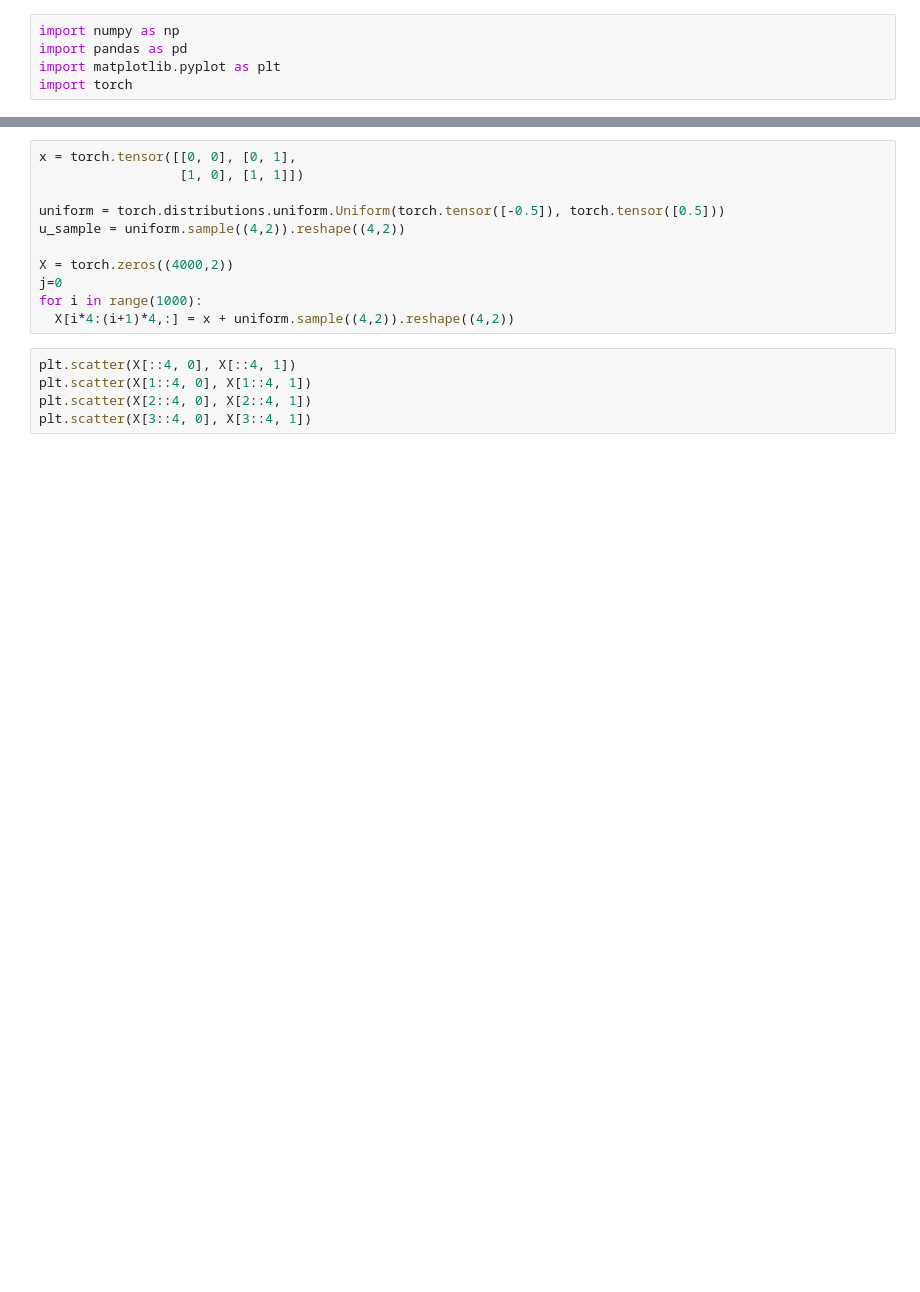
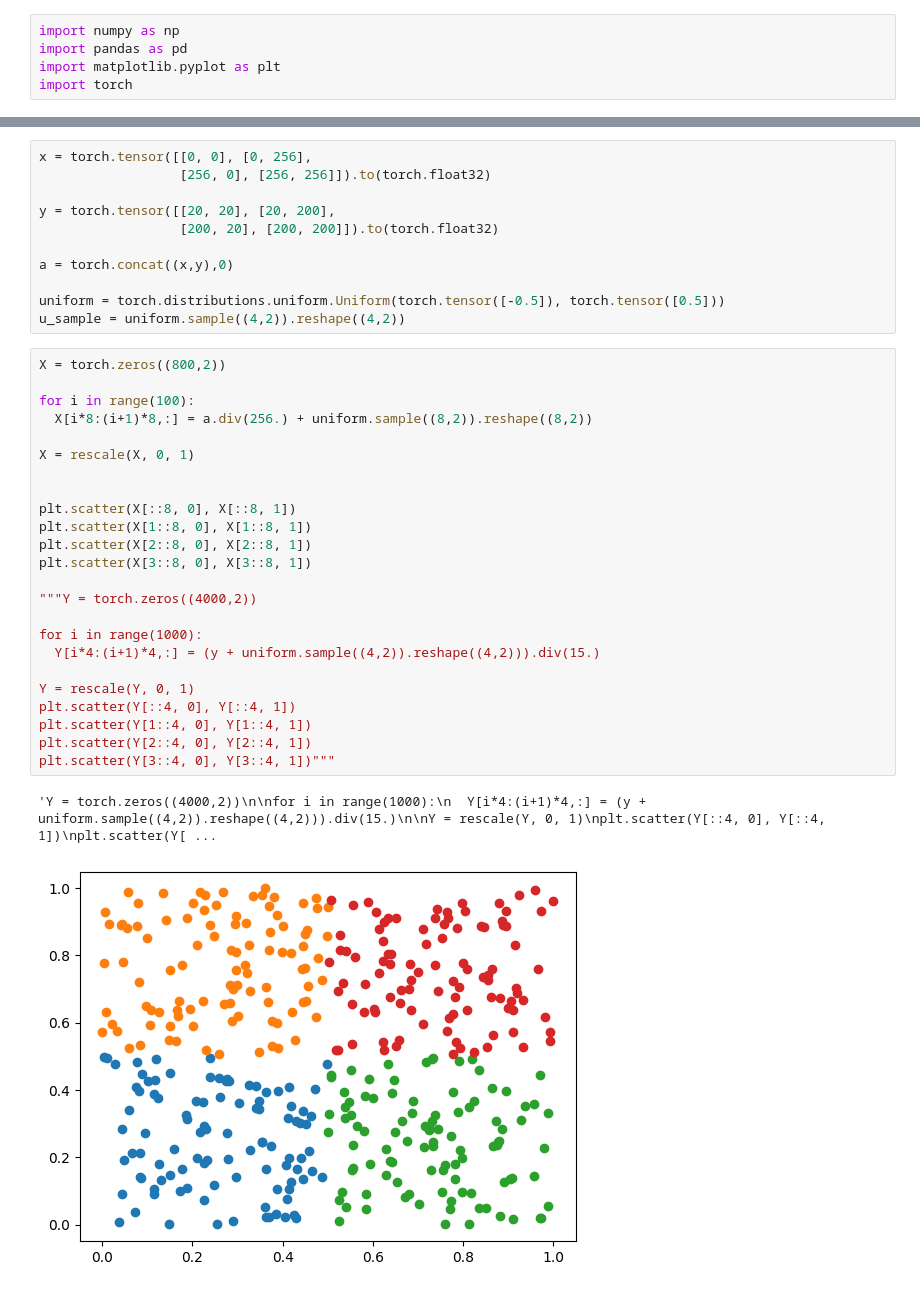
Before and after one commit to tayfununal/PyTorch, a Jupyter notebook: dequantization.ipynb, the cells around one changed output, grey strips where cells are left out. Cells and saved outputs as stored; diff of their text form; blank space fills up the shorter version.

```diff
--- a/dequantization.ipynb
+++ b/dequantization.ipynb
@@ -8,18 +41,40 @@ import torch
 # %%
-x = torch.tensor([[0, 0], [0, 1],
-                  [1, 0], [1, 1]])
+x = torch.tensor([[0, 0], [0, 256],
+                  [256, 0], [256, 256]]).to(torch.float32)
+
+y = torch.tensor([[20, 20], [20, 200],
+                  [200, 20], [200, 200]]).to(torch.float32)
+
+a = torch.concat((x,y),0)
 
 uniform = torch.distributions.uniform.Uniform(torch.tensor([-0.5]), torch.tensor([0.5]))
 u_sample = uniform.sample((4,2)).reshape((4,2))
-
-X = torch.zeros((4000,2))
-j=0
-for i in range(1000):
-  X[i*4:(i+1)*4,:] = x + uniform.sample((4,2)).reshape((4,2))
-# %%
-plt.scatter(X[::4, 0], X[::4, 1])
-plt.scatter(X[1::4, 0], X[1::4, 1])
-plt.scatter(X[2::4, 0], X[2::4, 1])
-plt.scatter(X[3::4, 0], X[3::4, 1])
+# %%
+X = torch.zeros((800,2))
+
+for i in range(100):
+  X[i*8:(i+1)*8,:] = a.div(256.) + uniform.sample((8,2)).reshape((8,2))
+
+X = rescale(X, 0, 1)
+
+
+plt.scatter(X[::8, 0], X[::8, 1])
+plt.scatter(X[1::8, 0], X[1::8, 1])
+plt.scatter(X[2::8, 0], X[2::8, 1])
+plt.scatter(X[3::8, 0], X[3::8, 1])
+
+"""Y = torch.zeros((4000,2))
+
+for i in range(1000):
+  Y[i*4:(i+1)*4,:] = (y + uniform.sample((4,2)).reshape((4,2))).div(15.)
+
+Y = rescale(Y, 0, 1)
+plt.scatter(Y[::4, 0], Y[::4, 1])
+plt.scatter(Y[1::4, 0], Y[1::4, 1])
+plt.scatter(Y[2::4, 0], Y[2::4, 1])
+plt.scatter(Y[3::4, 0], Y[3::4, 1])"""
+# %% [output]
+'Y = torch.zeros((4000,2))\n\nfor i in range(1000):\n  Y[i*4:(i+1)*4,:] = (y + uniform.sample((4,2)).reshape((4,2))).div(15.)\n\nY = rescale(Y, 0, 1)\nplt.scatter(Y[::4, 0], Y[::4, 1])\nplt.scatter(Y[ ...
+[figure, added]
 # %%
 torch.concat((x,x),0)[::4,:]
```
Also changed, not shown: parts of 4 cells of this notebook.
